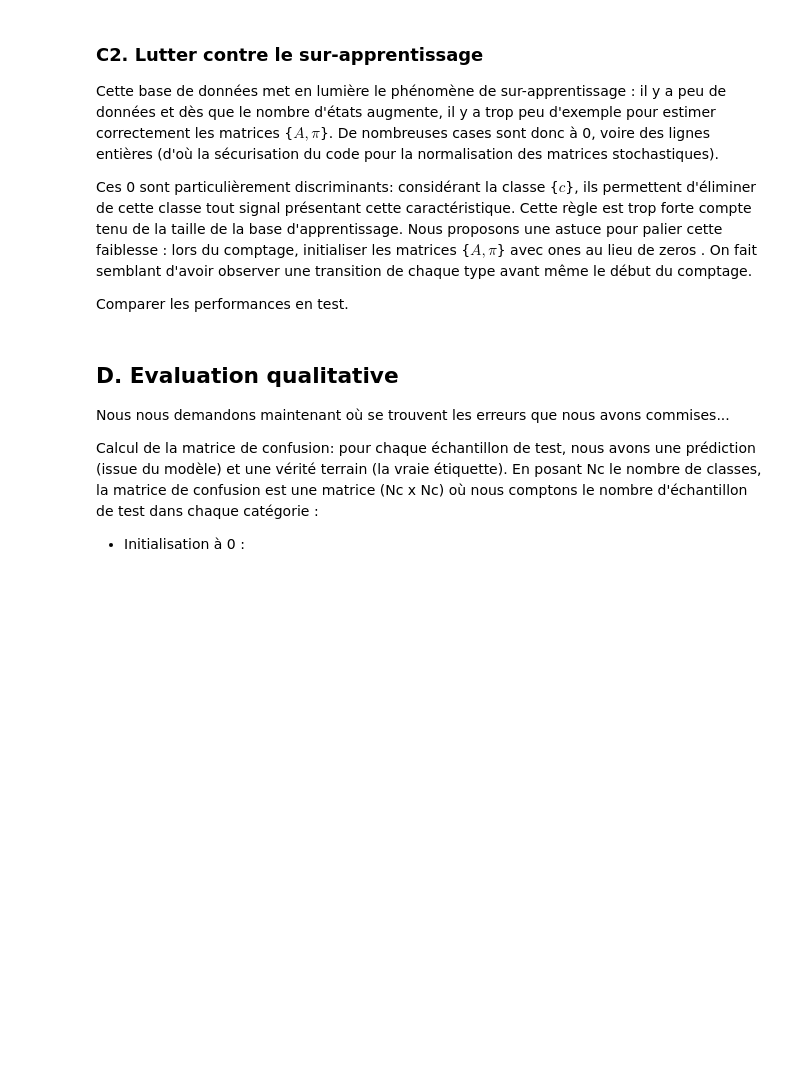
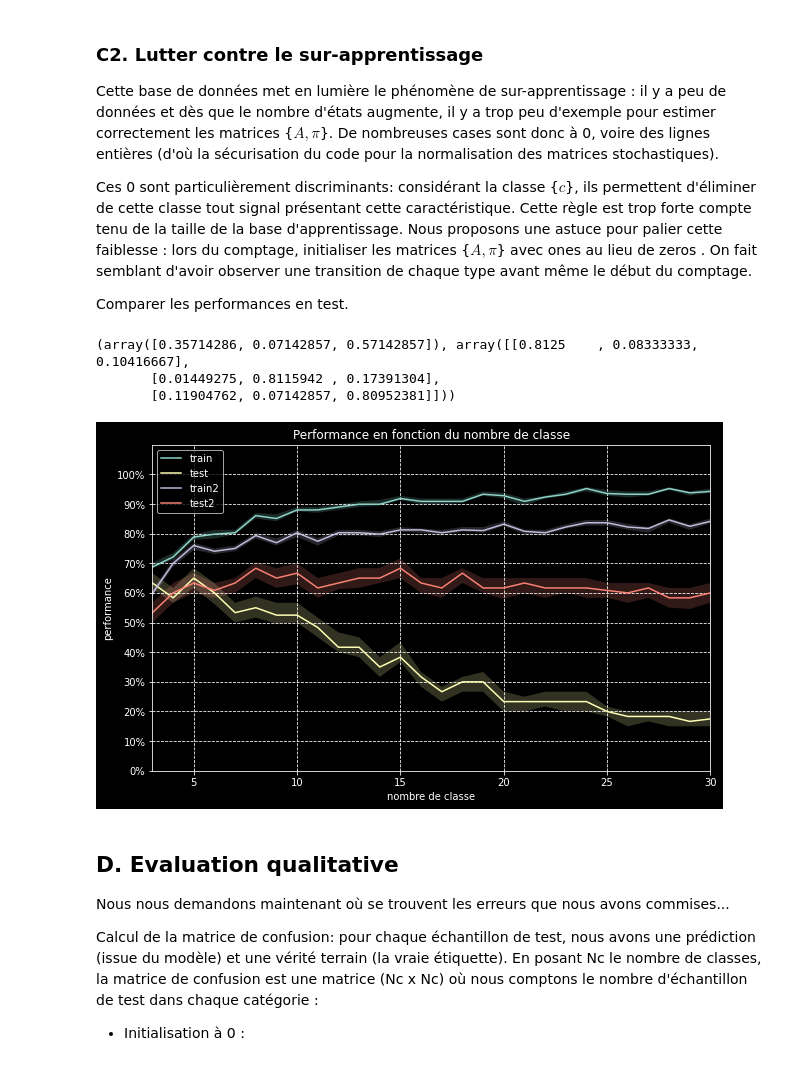
Before and after one commit to White-On/MAPSI_TME_2022, a Jupyter notebook: TME6/Markov_lettres.ipynb, the cells around one changed output. Saved outputs shown, nothing was run; the diff lists cells and outputs as text; code cells hidden in the pictures; blank space fills up the shorter version.

```diff
--- a/TME6/Markov_lettres.ipynb
+++ b/TME6/Markov_lettres.ipynb
@@ -356,0 +460,21 @@ Comparer les performances en test.
+# %%
+def learnMarkovModel2(Xc, d):
+    A = np.ones((d, d))
+    Pi = np.ones(d)
+
+    for i in range(len(Xc)):
+        Pi[Xc[i][0]] += 1
+
+    for i in range(len(Xc)):
+        for j in range(1,Xc[i].shape[0]):
+            A[Xc[i][j-1],Xc[i][j]] += 1
+
+    A = A / np.maximum(A.sum(1).reshape(d, 1), 1)
+    Pi = Pi / Pi.sum()
+    return Pi, A
+
+print(learnMarkovModel2(discretise(X[groupByLabel(Y)[0]],3), 3))
+# %% [output]
+(array([0.35714286, 0.07142857, 0.57142857]), array([[0.8125    , 0.08333333, 0.10416667],
+       [0.01449275, 0.8115942 , 0.17391304],
+       [0.11904762, 0.07142857, 0.80952381]]))
@@ -357,3 +511,38 @@ Comparer les performances en test.
+# %%
+score_limit_overfitting = np.array([[eval_model2(X, Y, i, 0.8) for _ in range(100)] for i in abscisse])
+# %%
+fig, ax = plt.subplots(figsize=(10, 6))
+
+median = np.median(score, axis=1)
+quant_25 = np.quantile(score, 0.25, axis=1)
+quant_75 = np.quantile(score, 0.75, axis=1)
+
+ax.plot(abscisse, median[:, 0], label='train')
+ax.fill_between(abscisse, quant_25[:, 0], quant_75[:, 0], alpha=0.2)
+ax.fill_between(abscisse, quant_25[:, 1], quant_75[:, 1], alpha=0.2)
+ax.plot(abscisse, median[:, 1], label='test')
+
+median = np.median(score_limit_overfitting, axis=1)
+quant_25 = np.quantile(score_limit_overfitting, 0.25, axis=1)
+quant_75 = np.quantile(score_limit_overfitting, 0.75, axis=1)
+
+ax.plot(abscisse, median[:, 0], label='train2')
+ax.fill_between(abscisse, quant_25[:, 0], quant_75[:, 0], alpha=0.2)
+ax.fill_between(abscisse, quant_25[:, 1], quant_75[:, 1], alpha=0.2)
+ax.plot(abscisse, median[:, 1], label='test2')
+
+ax.set_xlabel('nombre de classe')
+ax.set_ylabel('performance')
+ax.set_yticks(np.arange(0, 1.1, 0.1))
+ax.yaxis.set_major_formatter(pourcentage_bonnes_classifications)
+ax.legend()
+ax.set(title='Performance en fonction du nombre de classe', xlim=(np.min(abscisse), np.max(abscisse)), ylim=(0, 1.1))
+ax.grid(linestyle='--')
+plt.show()
+
+# TODO changer la couleur des courbes et nom des labels
+# %% [output]
+[figure, added]
 # %% [markdown]
 ## D. Evaluation qualitative
 
```
Also changed, not shown: parts of 25 cells of this notebook.
